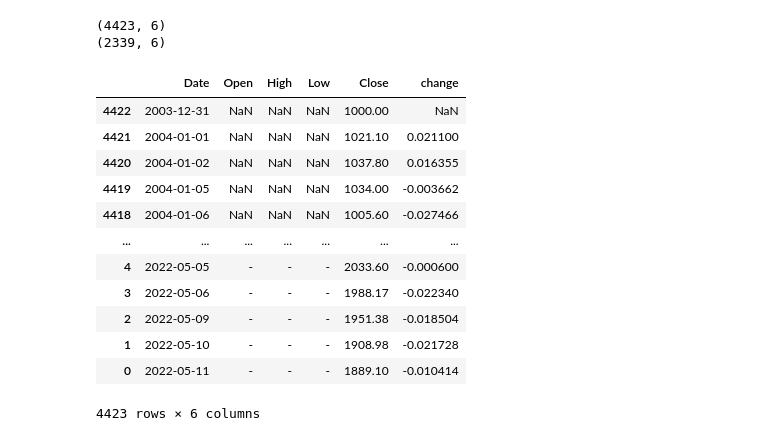
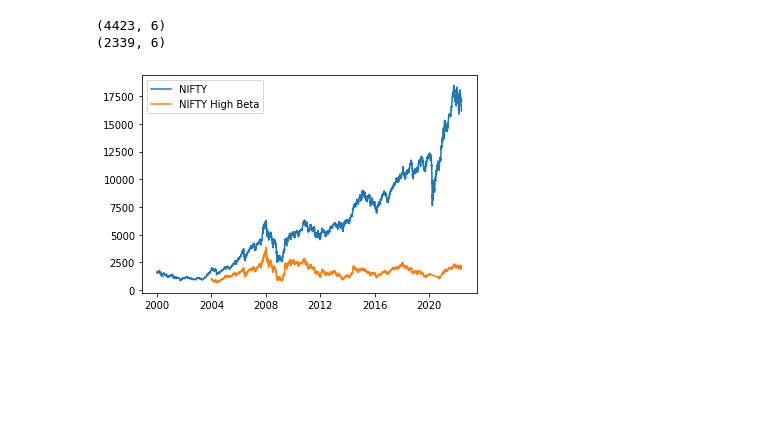
Before and after one commit to hiteshgulati/HG, a Jupyter notebook: alm.ipynb, the cells around one changed output. Saved outputs shown, nothing was run; the diff lists cells and outputs as text; code cells hidden in the pictures; blank space fills up the shorter version.

```diff
--- a/alm.ipynb
+++ b/alm.ipynb
@@ -456,7 +456,7 @@ Iter - 10        ₹ 2,05,968 + ₹ 0        in NIFTY @ -0.82%      -> ₹ 2,04,
 Iter - 11        ₹ 2,04,269 + ₹ 0        in NIFTY @ 3.19%       -> ₹ 2,10,777
 Portfolio of ₹ 2,10,777, compared to low of ₹ 1,50,000 and  ₹ 1,78,069 by fixed return
 # %%
-def get_change(current_date, instrument):
+def get_return(current_date, instrument):
     try:
         change = instrument['df'][instrument['df']['Date']==current_date]['change'].iloc[-1]
         return change
@@ -466,13 +466,17 @@ def get_change(current_date, instrument):
 fall = .00035
 
 def get_fall_prob (fall, dist_df, lookback_years = None, current_date = None):
-    print(dist_df.shape)
     if (lookback_years is not None)  & (current_date is not None):
         start_date = dt(current_date.year-lookback_years, current_date.month, current_date.day)
         dist_df = dist_df[(dist_df['Date']>= start_date) & (dist_df['Date']<=current_date)]
-    print(dist_df.shape)
     dist_prob = dist_df[dist_df['change']<=fall].shape[0] / dist_df.shape[0]
     norm_prob = norm(dist_df['change'].mean(), dist_df['change'].std()).cdf(fall)
     return dist_prob if dist_prob > norm_prob else norm_prob
 
-# print(get_fall_prob(fall,df, current_date=dt(2016,1,1), lookback_years=1))
+def get_mean_return (dist_df, lookback_years = None, current_date = None):
+    if (lookback_years is not None)  & (current_date is not None):
+        start_date = dt(current_date.year-lookback_years, current_date.month, current_date.day)
+        dist_df = dist_df[(dist_df['Date']>= start_date) & (dist_df['Date']<=current_date)]
+    return dist_df['change'].mean()
+
+get_mean_return(instrument['df'],lookback_years=6, current_date=dt(2022,1,1))
@@ -655,19 +676,10 @@ print(dist_df.shape)
 # %% [output]
 (4423, 6)
 (2339, 6)
-# %%
-df
-# %% [output]
-|  | Date | Open | High | Low | Close | change |
-| 4422 | 2003-12-31 | NaN | NaN | NaN | 1000.00 | NaN |
-| 4421 | 2004-01-01 | NaN | NaN | NaN | 1021.10 | 0.021100 |
-| 4420 | 2004-01-02 | NaN | NaN | NaN | 1037.80 | 0.016355 |
-| 4419 | 2004-01-05 | NaN | NaN | NaN | 1034.00 | -0.003662 |
-| 4418 | 2004-01-06 | NaN | NaN | NaN | 1005.60 | -0.027466 |
-| ... | ... | ... | ... | ... | ... | ... |
-| 4 | 2022-05-05 | - | - | - | 2033.60 | -0.000600 |
-| 3 | 2022-05-06 | - | - | - | 1988.17 | -0.022340 |
-| 2 | 2022-05-09 | - | - | - | 1951.38 | -0.018504 |
-| 1 | 2022-05-10 | - | - | - | 1908.98 | -0.021728 |
-| 0 | 2022-05-11 | - | - | - | 1889.10 | -0.010414 |
-4423 rows × 6 columns
+# %%
+for instrument in instruments:
+    plt.plot(instrument['df']['Date'], instrument['df']['Close'],label=instrument['name'])
+plt.legend()
+plt.show()
+# %% [output]
+[figure, added]
```
Also changed, not shown: parts of 19 cells of this notebook.
